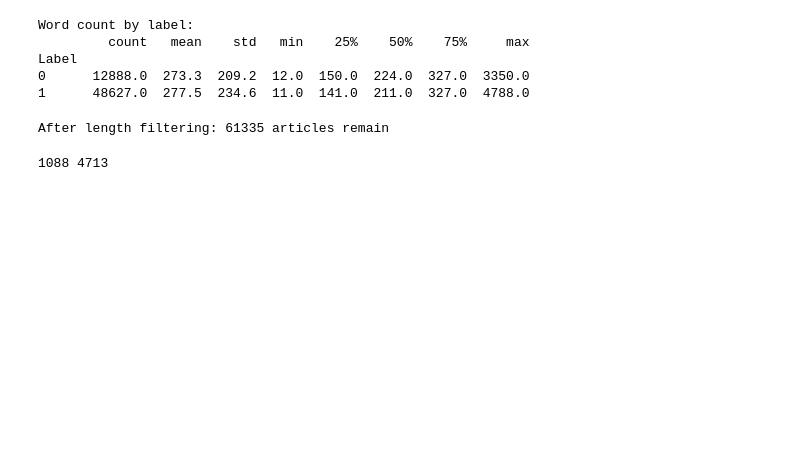
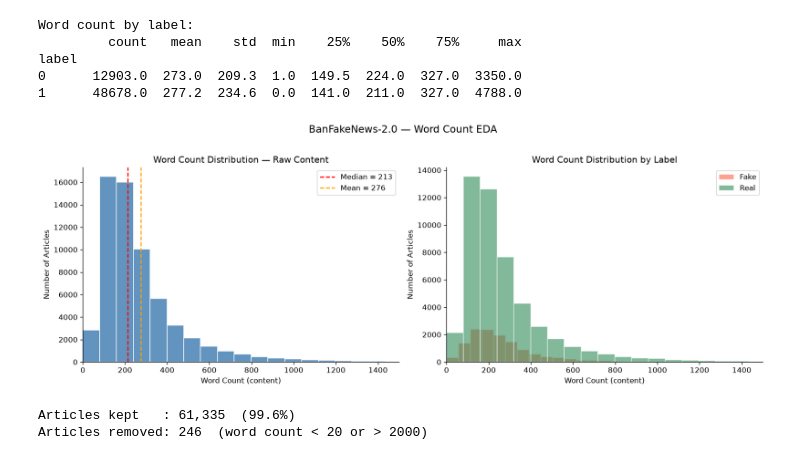
Before and after one commit to Khalidi-Siam/Bangla-Fake-News-Detection, a Jupyter notebook: notebooks/EDA.ipynb, the cells around one changed output. Drawn from its saved outputs; the diff is of its cells as text; code cells hidden in the pictures; blank space fills up the shorter version.

```diff
--- a/notebooks/EDA.ipynb
+++ b/notebooks/EDA.ipynb
@@ -41,5 +128 @@ max       4788.000000
 Name: word_count, dtype: float64
-# %%
-print(f"Empty articles: {(df['word_count'] == 0).sum()}")
-df = df[df['word_count'] > 10].reset_index(drop=True)
-print(f"Dataset after cleaning: {len(df)}")
@@ -89,31 +129,49 @@ Articles <= 512 tokens: 81.6%
 # %%
-print("Word count by label:")
-print(df.groupby('Label')['word_count'].describe().round(1))
+print('Word count by label:')
+print(df.groupby('label')['word_count'].describe().round(1))
 # %% [output]
 Word count by label:
-         count   mean    std   min    25%    50%    75%     max
-Label
-0      12888.0  273.3  209.2  12.0  150.0  224.0  327.0  3350.0
-1      48627.0  277.5  234.6  11.0  141.0  211.0  327.0  4788.0
+         count   mean    std  min    25%    50%    75%     max
+label
+0      12903.0  273.0  209.3  1.0  149.5  224.0  327.0  3350.0
+1      48678.0  277.2  234.6  0.0  141.0  211.0  327.0  4788.0
-# %%
-# Remove articles that are absurdly short or long
-df = df[(df['word_count'] >= 20) & (df['word_count'] <= 2000)]
-print(f"After length filtering: {len(df)} articles remain")
-# %% [output]
-After length filtering: 61335 articles remain
-# %%
-# Get exact percentages with real tokenizer on full dataset
-df['token_count'] = df['Content'].apply(
-    lambda x: len(tokenizer.encode(x, add_special_tokens=True,
-                                    max_length=2000, truncation=True))
-)
-print(f"> 512 tokens: {(df['token_count'] > 512).mean()*100:.1f}%")
-print(f"> 768 tokens: {(df['token_count'] > 768).mean()*100:.1f}%")
-print(f"> 1024 tokens: {(df['token_count'] > 1024).mean()*100:.1f}%")
-# %%
-import pandas as pd
-long  = pd.read_csv('./long_test_subset.csv')
-short = pd.read_csv('./short_test_subset.csv')
-print(len(long), len(short))
-# %% [output]
-1088 4713
+# %%
+fig, axes = plt.subplots(1, 2, figsize=(14, 5))
+
+# Left: overall distribution
+axes[0].hist(df['word_count'], bins=60, color='steelblue', edgecolor='white', alpha=0.85)
+axes[0].axvline(df['word_count'].median(), color='red', linestyle='--',
+                label=f"Median = {df['word_count'].median():.0f}")
+axes[0].axvline(df['word_count'].mean(), color='orange', linestyle='--',
+                label=f"Mean = {df['word_count'].mean():.0f}")
+axes[0].set_xlabel('Word Count (content)')
+axes[0].set_ylabel('Number of Articles')
+axes[0].set_title('Word Count Distribution — Raw Content')
+axes[0].legend()
+axes[0].set_xlim(0, 1500)
+
+# Right: by label
+for lbl, color, name in [(0, 'tomato', 'Fake'), (1, 'seagreen', 'Real')]:
+    axes[1].hist(df[df['label'] == lbl]['word_count'], bins=60,
+                 alpha=0.6, color=color, label=name, edgecolor='white')
+axes[1].set_xlabel('Word Count (content)')
+axes[1].set_ylabel('Number of Articles')
+axes[1].set_title('Word Count Distribution by Label')
+axes[1].legend()
+axes[1].set_xlim(0, 1500)
+
+plt.suptitle('BanFakeNews-2.0 — Word Count EDA', fontsize=14, y=1.02)
+plt.tight_layout()
+plt.show()
+# %% [output]
+[figure, added]
+# %%
+# Preview the effect of the word-count filter used in preprocessing
+MIN_WORDS, MAX_WORDS = 20, 2000
+filtered = df[(df['word_count'] >= MIN_WORDS) & (df['word_count'] <= MAX_WORDS)]
+removed  = len(df) - len(filtered)
+print(f'Articles kept   : {len(filtered):,}  ({len(filtered)/len(df)*100:.1f}%)')
+print(f'Articles removed: {removed:,}  (word count < {MIN_WORDS} or > {MAX_WORDS})')
+# %% [output]
+Articles kept   : 61,335  (99.6%)
+Articles removed: 246  (word count < 20 or > 2000)
```
Also changed, not shown: parts of 24 cells of this notebook, 8 other files.
